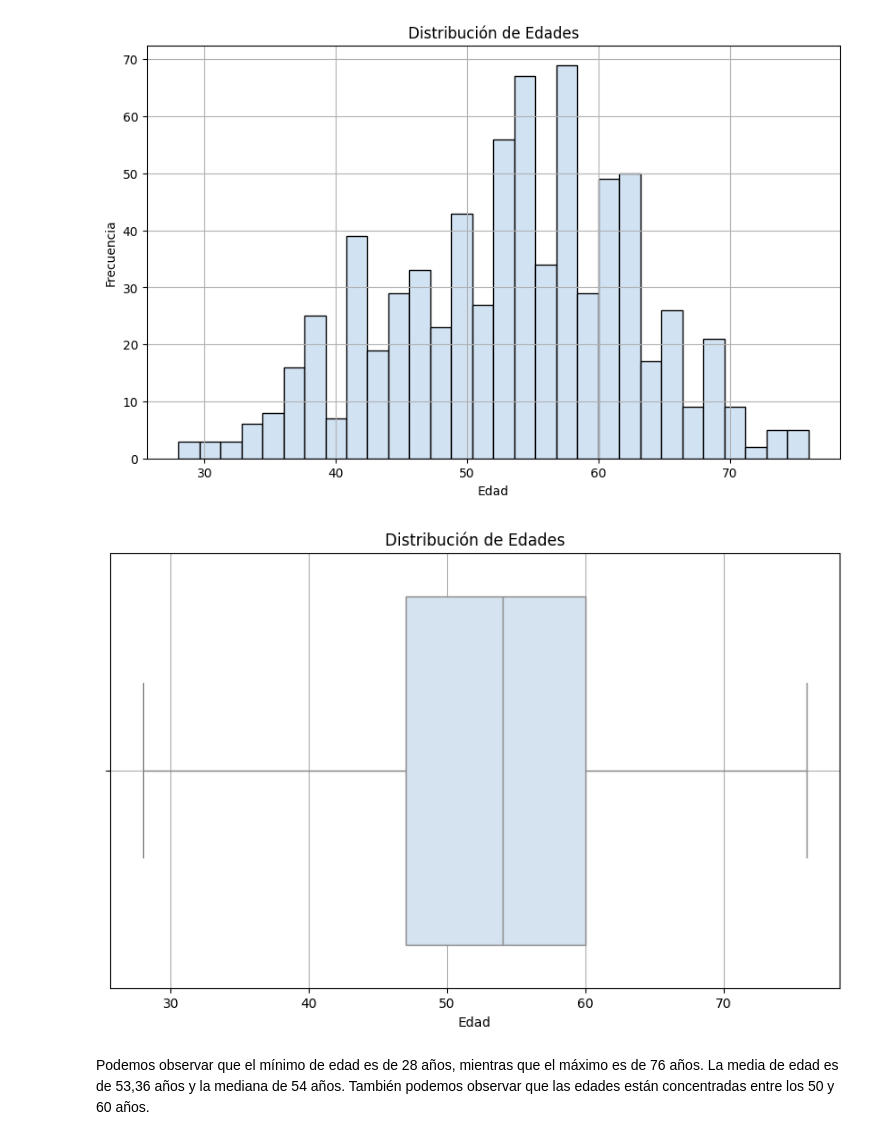
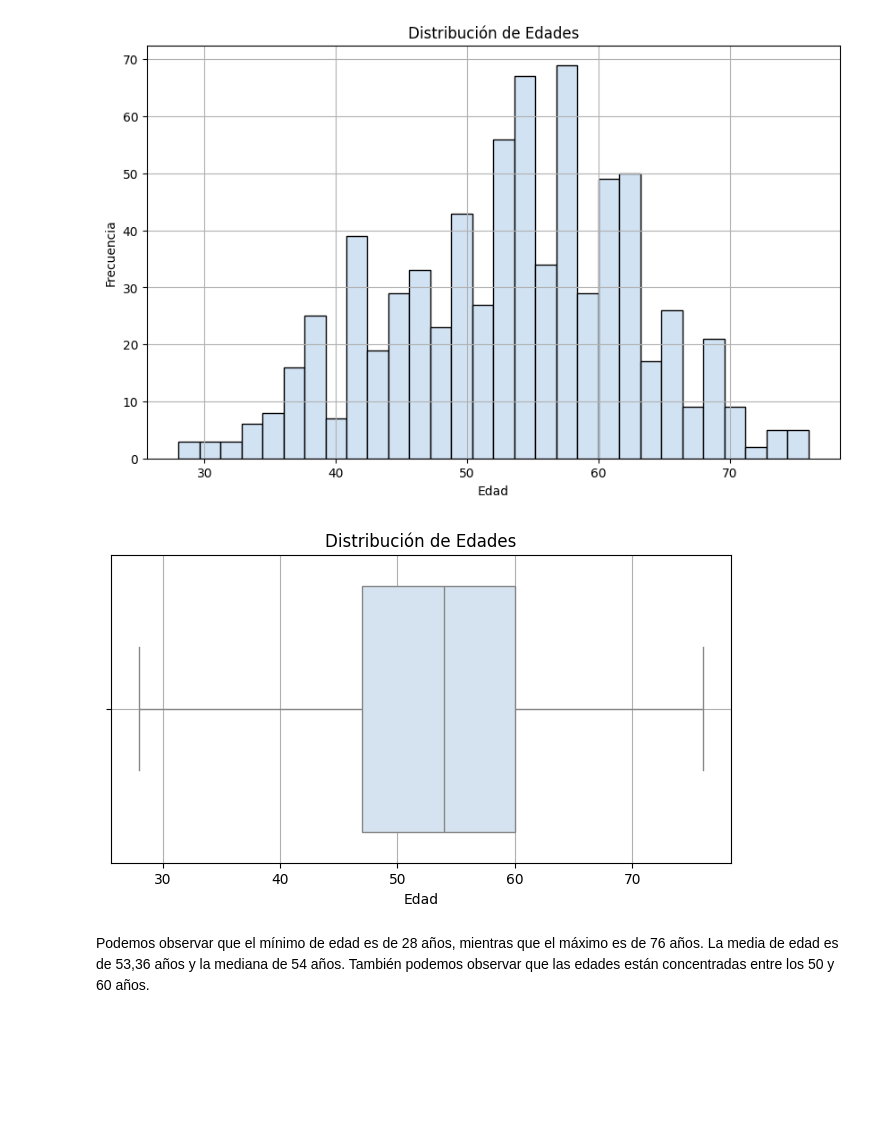
Before and after one commit to andrescervera/DATA-PROJECT-III, a Jupyter notebook: DATA_PROJECT_3_copia_JACKY.ipynb, the cells around one changed output. Cells and saved outputs as stored; diff of their text form; code cells hidden in the pictures; blank space fills up the shorter version.

```diff
--- a/DATA_PROJECT_3_copia_JACKY.ipynb
+++ b/DATA_PROJECT_3_copia_JACKY.ipynb
@@ -223,14 +223,14 @@ plt.show()
 # %% [output]
 [figure]
 # %%
-plt.figure(figsize=(10, 6))
+plt.figure(figsize=(8, 4))
 sns.boxplot(x=df['age'], color=custom_palette[5])  # Utiliza el mismo color que el histograma
 plt.title('Distribución de Edades')
 plt.xlabel('Edad')
 plt.grid(True)
 plt.show()
 # %% [output]
-[figure, old version]
+[figure, new version]
 # %% [markdown]
 Podemos observar que el mínimo de edad es de 28 años, mientras que el máximo es de 76 años. La media de edad es de 53,36 años y la mediana de 54 años. También podemos observar que las edades están concentradas entre los 50 y 60 años.
 # %% [markdown]
```
Also changed, not shown: parts of 33 cells of this notebook.
